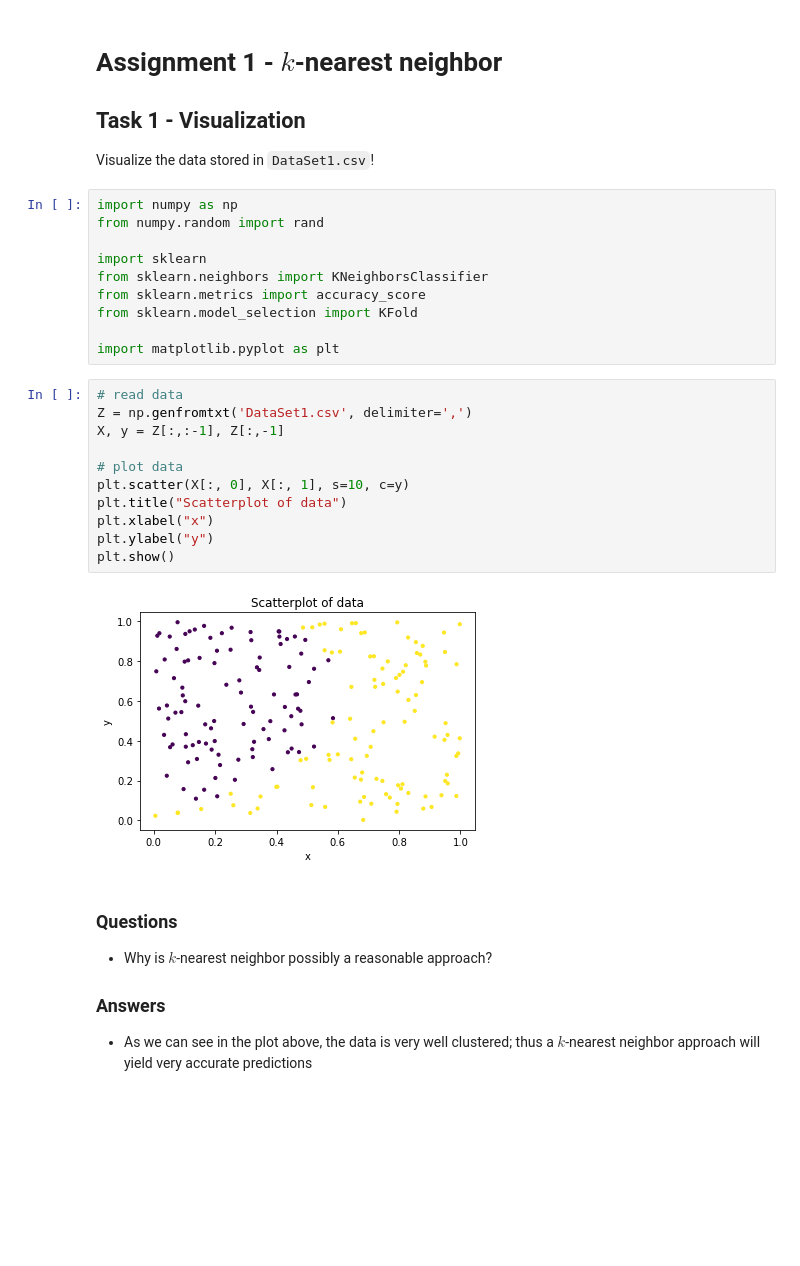
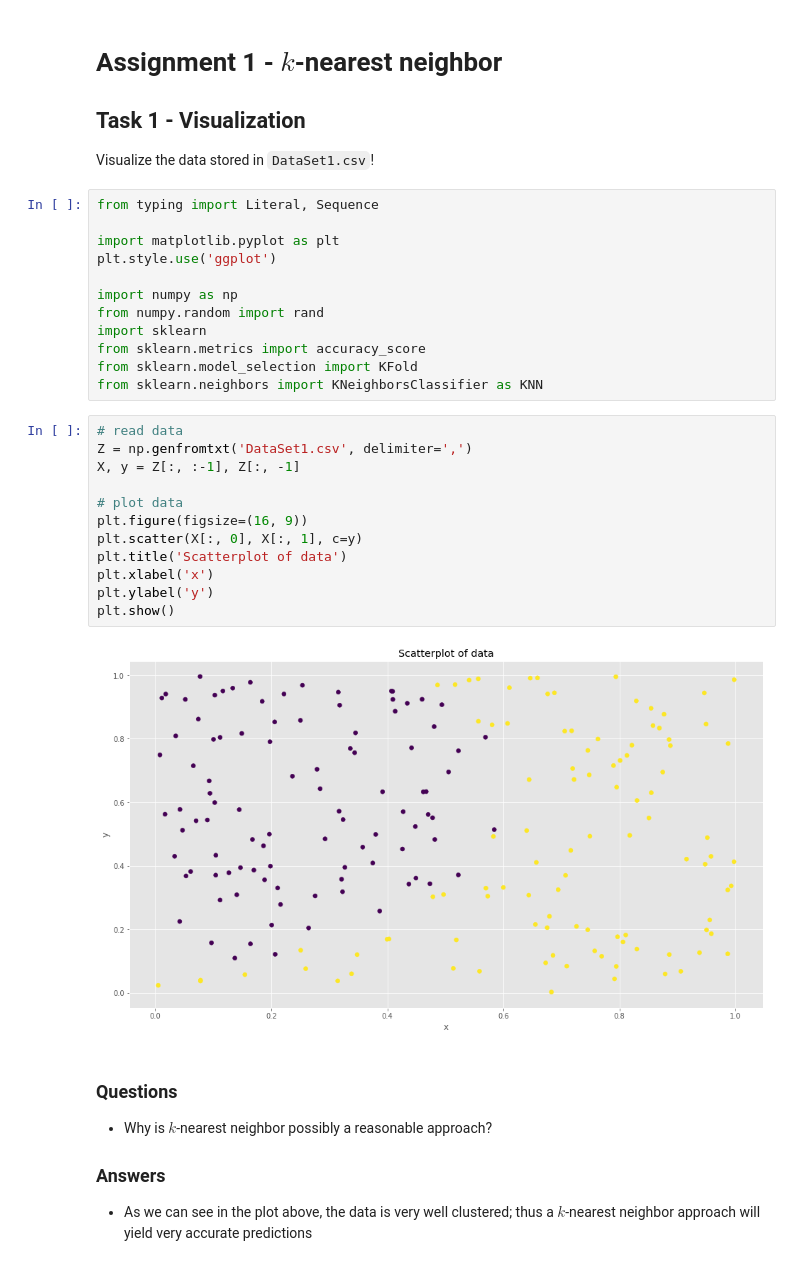
Before and after one commit to Steve2608/machine-learning-supervised-techniques, a Jupyter notebook: UE1/A01_01555842_Brandl_Stefan.ipynb, the cells around one changed output. Drawn from its saved outputs; the diff is of its cells as text; blank space fills up the shorter version.

```diff
--- a/UE1/A01_01555842_Brandl_Stefan.ipynb
+++ b/UE1/A01_01555842_Brandl_Stefan.ipynb
@@ -3,28 +3,31 @@
 ## Task 1 - Visualization
 Visualize the data stored in `DataSet1.csv`!
 # %%
+from typing import Literal, Sequence
+
+import matplotlib.pyplot as plt
+plt.style.use('ggplot')
+
 import numpy as np
 from numpy.random import rand
-
 import sklearn
-from sklearn.neighbors import KNeighborsClassifier
 from sklearn.metrics import accuracy_score
 from sklearn.model_selection import KFold
-
-import matplotlib.pyplot as plt
+from sklearn.neighbors import KNeighborsClassifier as KNN
 # %%
 # read data
 Z = np.genfromtxt('DataSet1.csv', delimiter=',')
-X, y = Z[:,:-1], Z[:,-1]
+X, y = Z[:, :-1], Z[:, -1]
 
 # plot data
-plt.scatter(X[:, 0], X[:, 1], s=10, c=y)
-plt.title("Scatterplot of data")
-plt.xlabel("x")
-plt.ylabel("y")
+plt.figure(figsize=(16, 9))
+plt.scatter(X[:, 0], X[:, 1], c=y)
+plt.title('Scatterplot of data')
+plt.xlabel('x')
+plt.ylabel('y')
 plt.show()
 # %% [output]
-[figure, old version]
+[figure, new version]
 # %% [markdown]
 ### Questions
  - Why is $k$-nearest neighbor possibly a reasonable approach?
```
Also changed, not shown: parts of 8 cells of this notebook.
